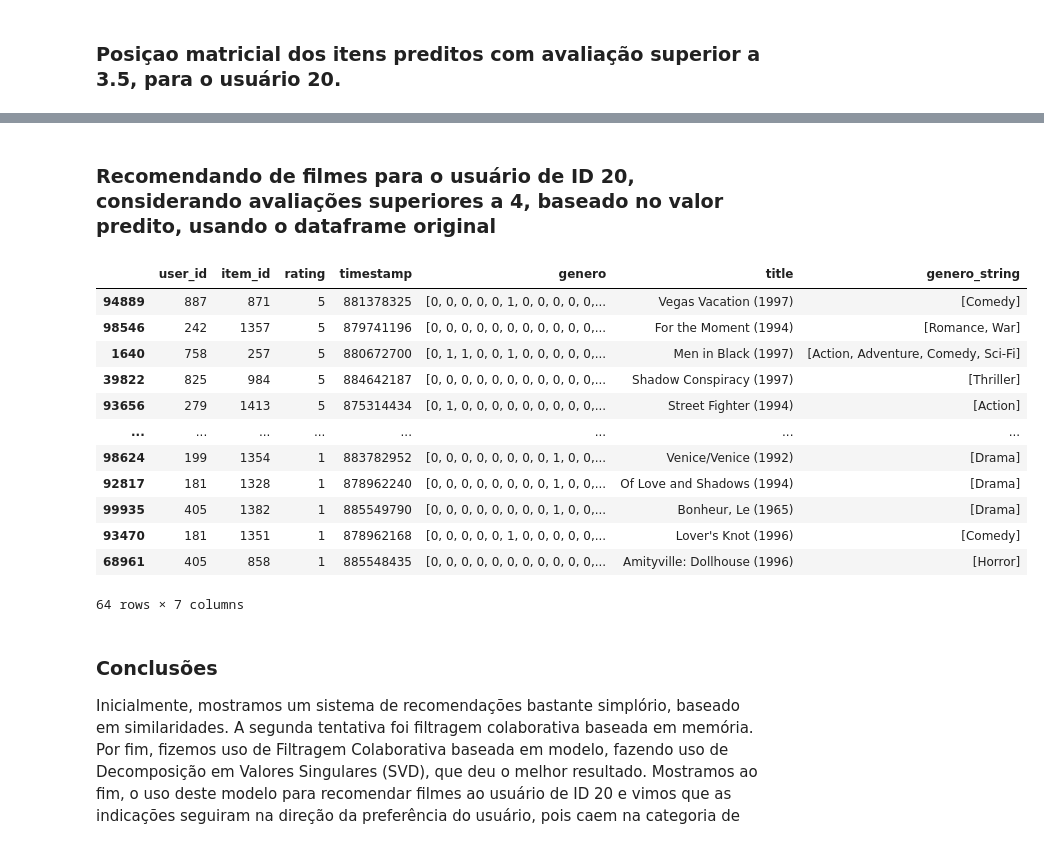
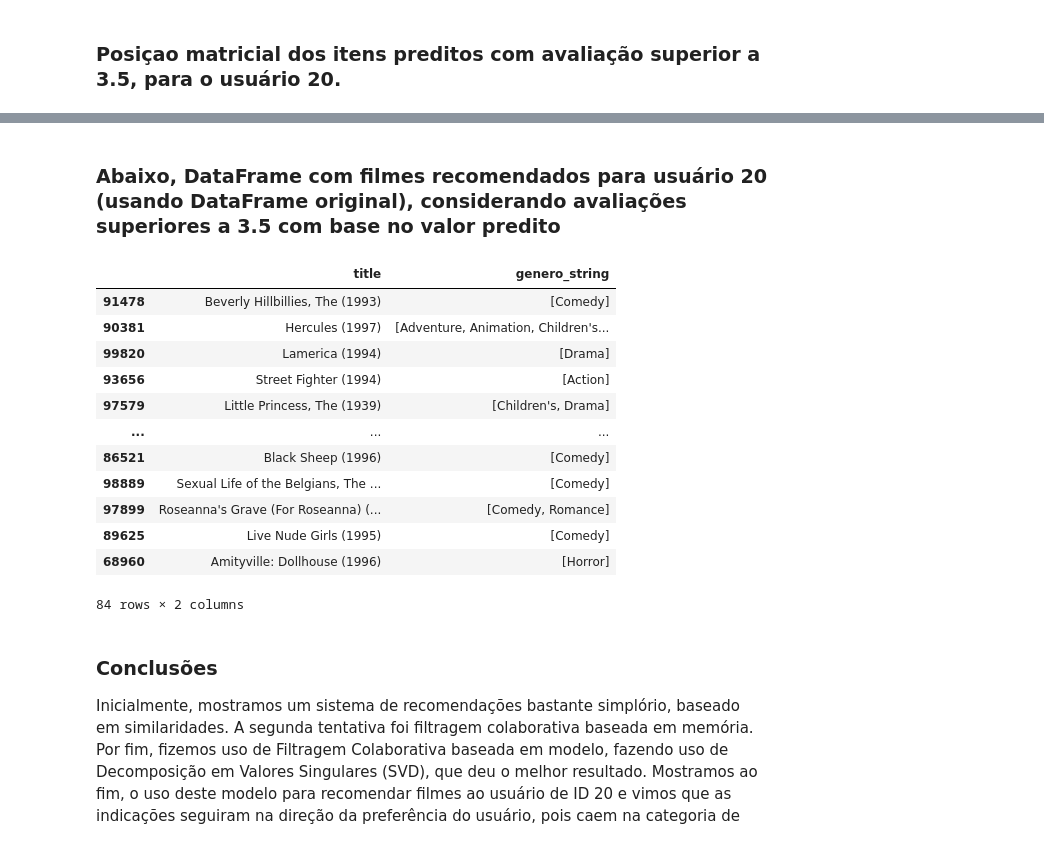
Before and after one commit to purificacao/Recommender_systems_MovieLens, a Jupyter notebook: recommeder_systems_case_study.ipynb, the cells around one changed output, grey strips where cells are left out. Saved outputs shown, nothing was run; the diff lists cells and outputs as text; code cells hidden in the pictures.

```diff
--- a/recommeder_systems_case_study.ipynb
+++ b/recommeder_systems_case_study.ipynb
@@ -695,21 +696,21 @@ count_genero
 # %% [markdown]
-### Recomendando de filmes para o usuário de ID 20, considerando avaliações superiores a 4, baseado no valor predito, usando o dataframe original
+### Abaixo, DataFrame com filmes recomendados para usuário 20 (usando DataFrame original), considerando avaliações superiores a 3.5 com base no valor predito
 # %%
-train_data[df.item_id.isin(np.where(X_pred_transformed[20,:] > 3.5)[0])].drop_duplicates(subset='item_id').sort_values('rating', ascending=False)
+df[df.item_id.isin(np.where(X_pred_transformed[20,:] > 3.5)[0])].drop_duplicates(subset='item_id').sort_values('rating', ascending=False)[['title','genero_string']]
 # %% [output]
-|  | user_id | item_id | rating | timestamp | genero | title | genero_string |
-| 94889 | 887 | 871 | 5 | 881378325 | [0, 0, 0, 0, 0, 1, 0, 0, 0, 0, 0,... | Vegas Vacation (1997) | [Comedy] |
-| 98546 | 242 | 1357 | 5 | 879741196 | [0, 0, 0, 0, 0, 0, 0, 0, 0, 0, 0,... | For the Moment (1994) | [Romance, War] |
-| 1640 | 758 | 257 | 5 | 880672700 | [0, 1, 1, 0, 0, 1, 0, 0, 0, 0, 0,... | Men in Black (1997) | [Action, Adventure, Comedy, Sci-Fi] |
-| 39822 | 825 | 984 | 5 | 884642187 | [0, 0, 0, 0, 0, 0, 0, 0, 0, 0, 0,... | Shadow Conspiracy (1997) | [Thriller] |
-| 93656 | 279 | 1413 | 5 | 875314434 | [0, 1, 0, 0, 0, 0, 0, 0, 0, 0, 0,... | Street Fighter (1994) | [Action] |
-| ... | ... | ... | ... | ... | ... | ... | ... |
-| 98624 | 199 | 1354 | 1 | 883782952 | [0, 0, 0, 0, 0, 0, 0, 0, 1, 0, 0,... | Venice/Venice (1992) | [Drama] |
-| 92817 | 181 | 1328 | 1 | 878962240 | [0, 0, 0, 0, 0, 0, 0, 0, 1, 0, 0,... | Of Love and Shadows (1994) | [Drama] |
-| 99935 | 405 | 1382 | 1 | 885549790 | [0, 0, 0, 0, 0, 0, 0, 0, 1, 0, 0,... | Bonheur, Le (1965) | [Drama] |
-| 93470 | 181 | 1351 | 1 | 878962168 | [0, 0, 0, 0, 0, 1, 0, 0, 0, 0, 0,... | Lover's Knot (1996) | [Comedy] |
-| 68961 | 405 | 858 | 1 | 885548435 | [0, 0, 0, 0, 0, 0, 0, 0, 0, 0, 0,... | Amityville: Dollhouse (1996) | [Horror] |
+|  | title | genero_string |
+| 91478 | Beverly Hillbillies, The (1993) | [Comedy] |
+| 90381 | Hercules (1997) | [Adventure, Animation, Children's... |
+| 99820 | Lamerica (1994) | [Drama] |
+| 93656 | Street Fighter (1994) | [Action] |
+| 97579 | Little Princess, The (1939) | [Children's, Drama] |
+| ... | ... | ... |
+| 86521 | Black Sheep (1996) | [Comedy] |
+| 98889 | Sexual Life of the Belgians, The ... | [Comedy] |
+| 97899 | Roseanna's Grave (For Roseanna) (... | [Comedy, Romance] |
+| 89625 | Live Nude Girls (1995) | [Comedy] |
+| 68960 | Amityville: Dollhouse (1996) | [Horror] |
-64 rows × 7 columns
+84 rows × 2 columns
 # %% [markdown]
 ### Conclusões
 
```
Also changed, not shown: parts of 14 cells of this notebook.
